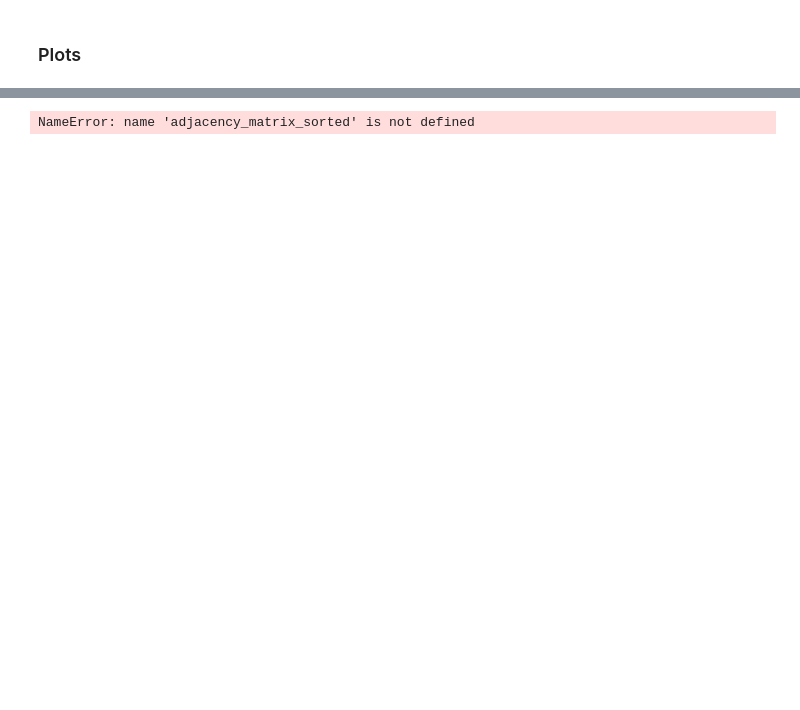
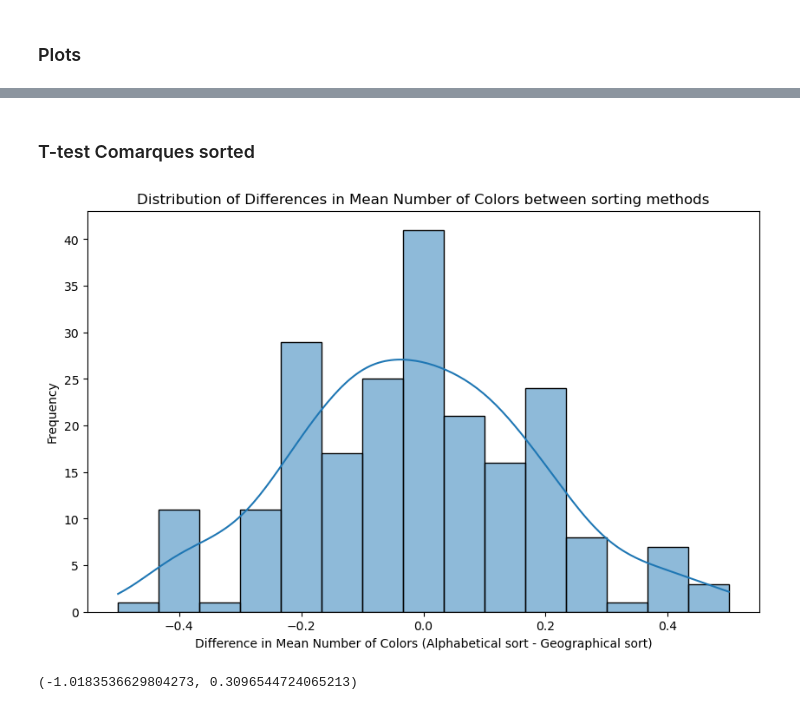
Before and after one commit to XavierQuerol/Graph-Coloring-Catalunya, a Jupyter notebook: paint_catalunya.ipynb, the cells around one changed output, grey strips where cells are left out. Saved outputs shown, nothing was run; the diff lists cells and outputs as text; code cells hidden in the pictures; blank space fills up the shorter version.

```diff
--- a/paint_catalunya.ipynb
+++ b/paint_catalunya.ipynb
@@ -264,12 +242,0 @@ NameError: name 'adjacency_matrix' is not defined
-# %%
-results = {}
-for matrix, name in [(adjacency_matrix_sorted, 'OAM'), (adjacency_matrix, 'AM'), ]:
-    results[name] = {'time': [], 'colors': []}
-    for i in range(5):
-        color_numbers, report_data, time = obtain_colours(matrix, population_size = 300, prob_mutation = 0.2, max_generations = 500,
-                        crossover_type = 'one-point', crossover_prob = 0.5)
-        results[name]['colors'].append(len(np.unique(color_numbers)))
-        results[name]['time'].append(time)
-        print(color_numbers)
-# %% [output]
-NameError: name 'adjacency_matrix_sorted' is not defined
@@ -275,0 +279,35 @@ NameError: name 'adjacency_matrix_sorted' is not defined
+# %% [markdown]
+### T-test Comarques sorted
+# %%
+df1 = pd.read_csv('results.csv')
+df2 = pd.read_csv('sorted.csv')
+# %%
+# Label each dataset
+df1["Data Origin"] = "Alphabetical sort"
+df2["Data Origin"] = "Geographical sort"
+
+# Combine dataframes
+combined_df = pd.concat([df1, df2], ignore_index=True)
+
+# Pivot to align by hyperparameters, making comparison easier
+pivot_df = combined_df.pivot_table(index=["Population Size", "Mutation Probability", "Max Generations", "Crossover Type"],
+                                   columns="Data Origin",
+                                   values="Mean Number of Colors").dropna()
+
+# Perform paired t-test
+t_stat, p_value = ttest_rel(pivot_df["Alphabetical sort"], pivot_df["Geographical sort"])
+
+# Plotting differences for visualization
+plt.figure(figsize=(10, 6))
+pivot_df["Difference"] = pivot_df["Alphabetical sort"] - pivot_df["Geographical sort"]
+sns.histplot(pivot_df["Difference"], kde=True)
+plt.title("Distribution of Differences in Mean Number of Colors between sorting methods")
+plt.xlabel("Difference in Mean Number of Colors (Alphabetical sort - Geographical sort)")
+plt.ylabel("Frequency")
+plt.show()
+
+# Results
+t_stat, p_value
+# %% [output]
+[figure, added]
+(-1.0183536629804273, 0.3096544724065213)
```
Also changed, not shown: parts of 17 cells of this notebook, 2 other files.
